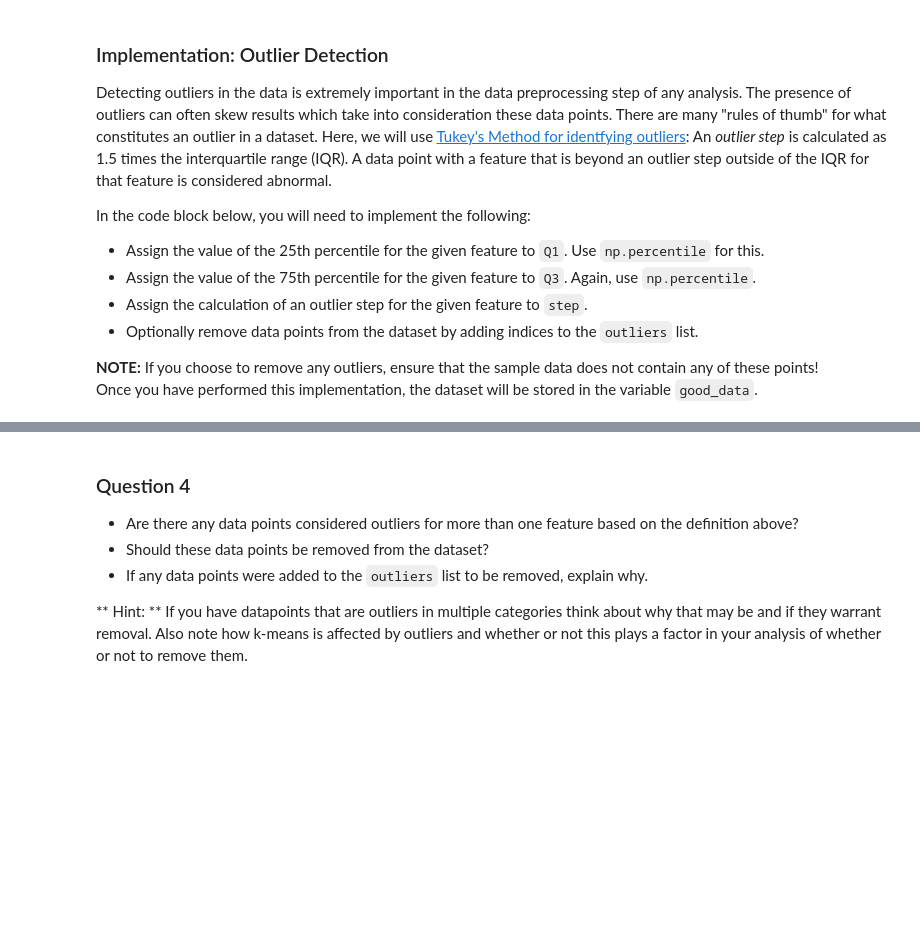
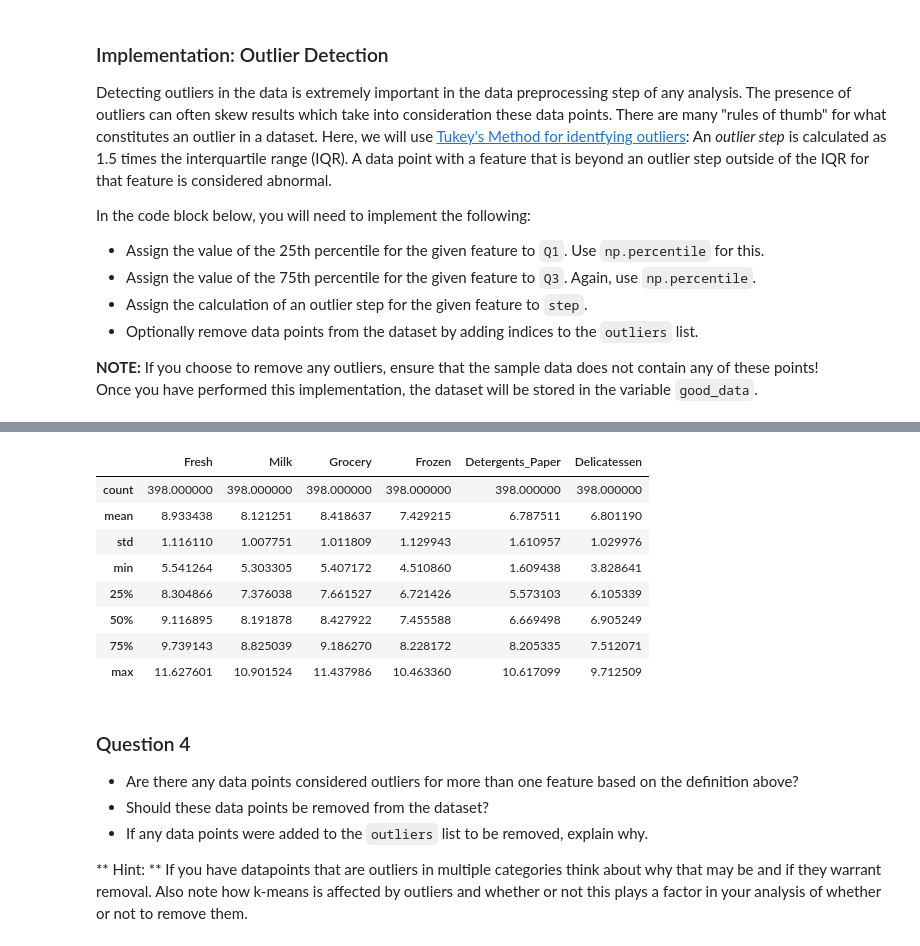
Before and after one commit to ZhukovGreen/machine-learning, a Jupyter notebook: projects/customer_segments/customer_segments.ipynb, the cells around one changed output, grey strips where cells are left out. Cells and saved outputs as stored; diff of their text form; code cells hidden in the pictures; blank space fills up the shorter version.

```diff
--- a/projects/customer_segments/customer_segments.ipynb
+++ b/projects/customer_segments/customer_segments.ipynb
@@ -262,25 +262,29 @@ In the code block below, you will need to implement the following:
 Once you have performed this implementation, the dataset will be stored in the variable `good_data`.
 # %%
 # For each feature find the data points with extreme high or low values
+outliers = []
 for feature in log_data.keys():
     # TODO: Calculate Q1 (25th percentile of the data) for the given feature
-    Q1 = None
+    Q1 = log_data[feature].quantile(0.25)
 
     # TODO: Calculate Q3 (75th percentile of the data) for the given feature
-    Q3 = None
+    Q3 = log_data[feature].quantile(0.75)
 
     # TODO: Use the interquartile range to calculate an outlier step (1.5 times
     # the interquartile range)
-    step = None
+    step = 1.5 * (Q3 - Q1)
 
     # Display the outliers
-    print("Data points considered outliers for the feature '{}':"
-          .format(feature))
-    display(log_data[~((log_data[feature] >= Q1 - step) &
-                       (log_data[feature] <= Q3 + step))])
+    print("\n\nData points considered outliers for the feature '{}'.\n"
+          "Q1 - step = {:.2f}, Q3 + step = {:.2f}:"
+          .format(feature, Q1 - step, Q3 + step))
+    outliers_df = log_data[(log_data[feature] <= (Q1 - step)) |
+                           (log_data[feature] >= (Q3 + step))]
+    print(outliers_df)
+    outliers_idxs = list(outliers_df.index)
+    outliers = [*outliers, *[idx for idx in outliers_idxs if idx not in outliers]]
 
 # OPTIONAL: Select the indices for data points you wish to remove
-outliers = []
 
 # Remove the outliers, if any were specified
 good_data = log_data.drop(log_data.index[outliers]).reset_index(drop=True)
@@ -287,3 +309,15 @@ good_data = log_data.drop(log_data.index[outliers]).reset_index(drop=True)
+# %%
+good_data.describe()
+# %% [output]
+|  | Fresh | Milk | Grocery | Frozen | Detergents_Paper | Delicatessen |
+| count | 398.000000 | 398.000000 | 398.000000 | 398.000000 | 398.000000 | 398.000000 |
+| mean | 8.933438 | 8.121251 | 8.418637 | 7.429215 | 6.787511 | 6.801190 |
+| std | 1.116110 | 1.007751 | 1.011809 | 1.129943 | 1.610957 | 1.029976 |
+| min | 5.541264 | 5.303305 | 5.407172 | 4.510860 | 1.609438 | 3.828641 |
+| 25% | 8.304866 | 7.376038 | 7.661527 | 6.721426 | 5.573103 | 6.105339 |
+| 50% | 9.116895 | 8.191878 | 8.427922 | 7.455588 | 6.669498 | 6.905249 |
+| 75% | 9.739143 | 8.825039 | 9.186270 | 8.228172 | 8.205335 | 7.512071 |
+| max | 11.627601 | 10.901524 | 11.437986 | 10.463360 | 10.617099 | 9.712509 |
 # %% [markdown]
 ### Question 4
 * Are there any data points considered outliers for more than one feature based on the definition above?
```
Also changed, not shown: parts of 1 cell of this notebook.
